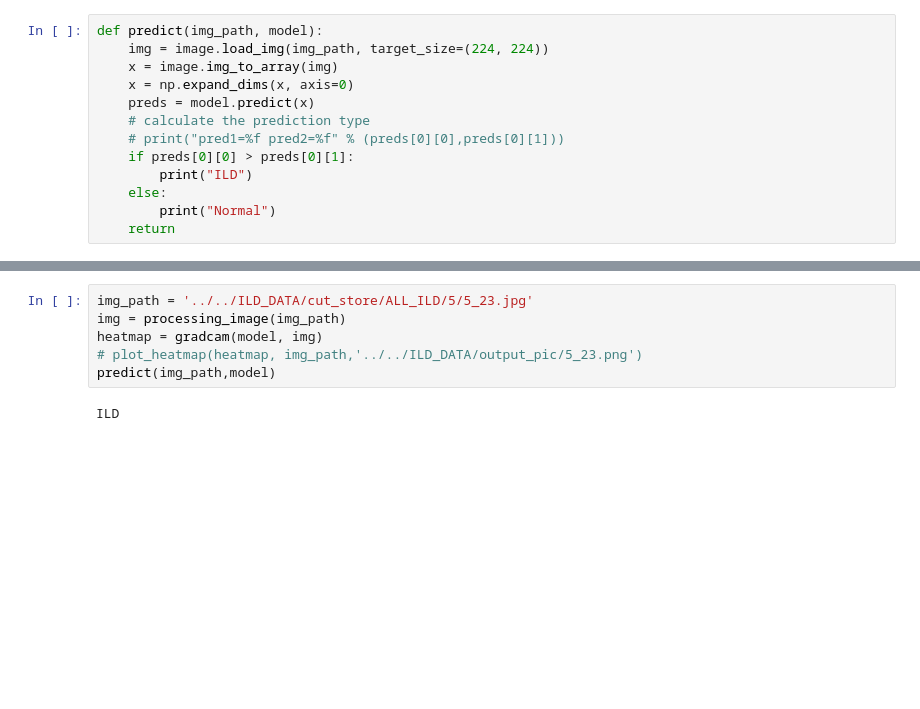
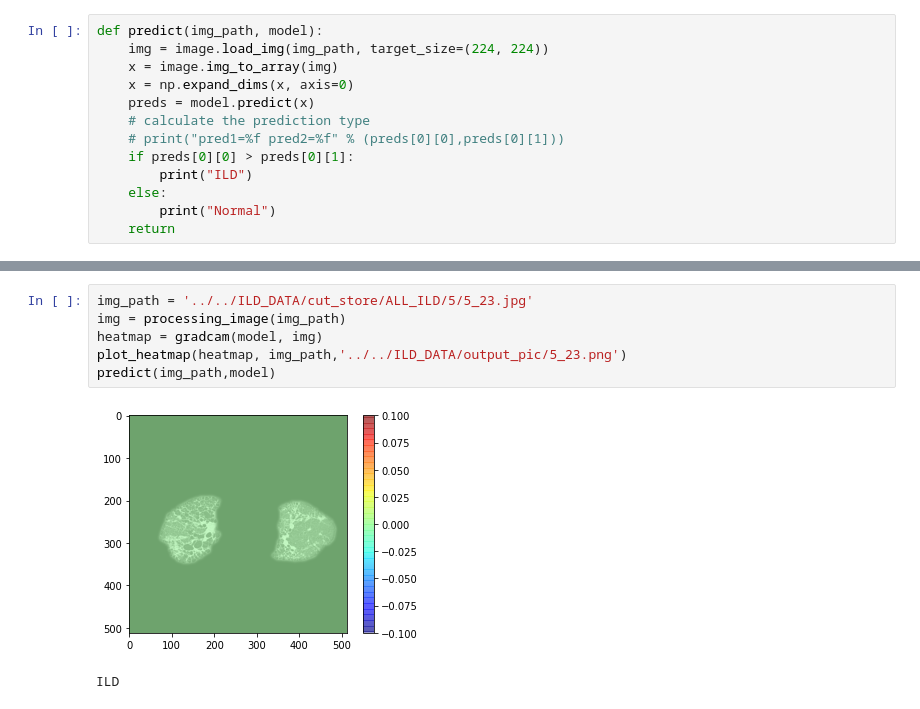
Before and after one commit to Media1129/ILD_PROJECT, a Jupyter notebook: Grad_CAM/ILD_CAM_RESNET.ipynb, the cells around one changed output, grey strips where cells are left out. Saved outputs shown, nothing was run; the diff lists cells and outputs as text; blank space fills up the shorter version.

```diff
--- a/Grad_CAM/ILD_CAM_RESNET.ipynb
+++ b/Grad_CAM/ILD_CAM_RESNET.ipynb
@@ -110,10 +113,11 @@ Normal
 # %%
 img_path = '../../ILD_DATA/cut_store/ALL_ILD/5/5_23.jpg'
 img = processing_image(img_path)
 heatmap = gradcam(model, img)
-# plot_heatmap(heatmap, img_path,'../../ILD_DATA/output_pic/5_23.png')
+plot_heatmap(heatmap, img_path,'../../ILD_DATA/output_pic/5_23.png')
 predict(img_path,model)
 # %% [output]
+[figure, added]
 ILD
 # %%
 img_path = '../../ILD_DATA/cut_store/ALL_ILD/7/7_23.jpg'
```
Also changed, not shown: parts of 9 cells of this notebook, 6 other files.
